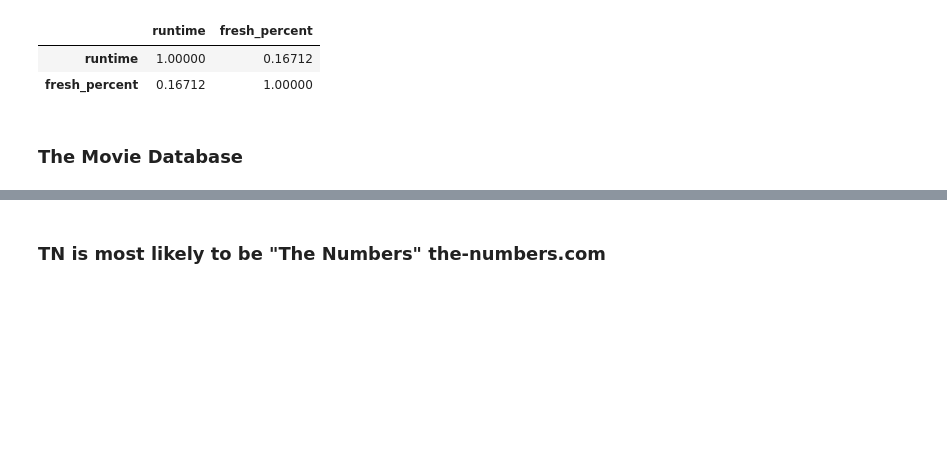
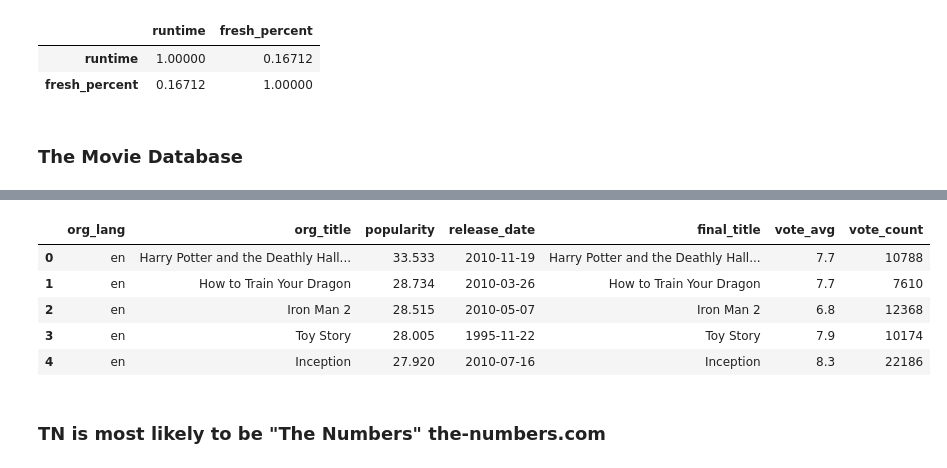
Before and after one commit to yunghanjeong/091420NYCDS_P1_G2_Project, a Jupyter notebook: prelim_dea_yung.ipynb, the cells around one changed output, grey strips where cells are left out. Drawn from its saved outputs; the diff is of its cells as text; code cells hidden in the pictures; blank space fills up the shorter version.

```diff
--- a/prelim_dea_yung.ipynb
+++ b/prelim_dea_yung.ipynb
@@ -335,6 +344,19 @@ tmdb_df.head()
 | 2 | 2 | [12, 28, 878] | 10138 | en | Iron Man 2 | 28.515 | 2010-05-07 | Iron Man 2 | ... |
 | 3 | 3 | [16, 35, 10751] | 862 | en | Toy Story | 28.005 | 1995-11-22 | Toy Story | ... |
 | 4 | 4 | [28, 878, 12] | 27205 | en | Inception | 27.920 | 2010-07-16 | Inception | ... |
+# %%
+tmdb_check_df = tmdb_df[["original_language", "original_title", "popularity", "release_date", "title", "vote_average", "vote_count"]]
+# %%
+tmdb_check_df.columns = ["org_lang", "org_title", "popularity", "release_date", "final_title", "vote_avg", "vote_count"]
+# %%
+tmdb_check_df.head()
+# %% [output]
+|  | org_lang | org_title | popularity | release_date | final_title | vote_avg | vote_count |
+| 0 | en | Harry Potter and the Deathly Hall... | 33.533 | 2010-11-19 | Harry Potter and the Deathly Hall... | 7.7 | 10788 |
+| 1 | en | How to Train Your Dragon | 28.734 | 2010-03-26 | How to Train Your Dragon | 7.7 | 7610 |
+| 2 | en | Iron Man 2 | 28.515 | 2010-05-07 | Iron Man 2 | 6.8 | 12368 |
+| 3 | en | Toy Story | 28.005 | 1995-11-22 | Toy Story | 7.9 | 10174 |
+| 4 | en | Inception | 27.920 | 2010-07-16 | Inception | 8.3 | 22186 |
 # %% [markdown]
 ### TN is most likely to be "The Numbers" the-numbers.com
 # %%
```
Also changed, not shown: parts of 9 cells of this notebook, 1 other file.
